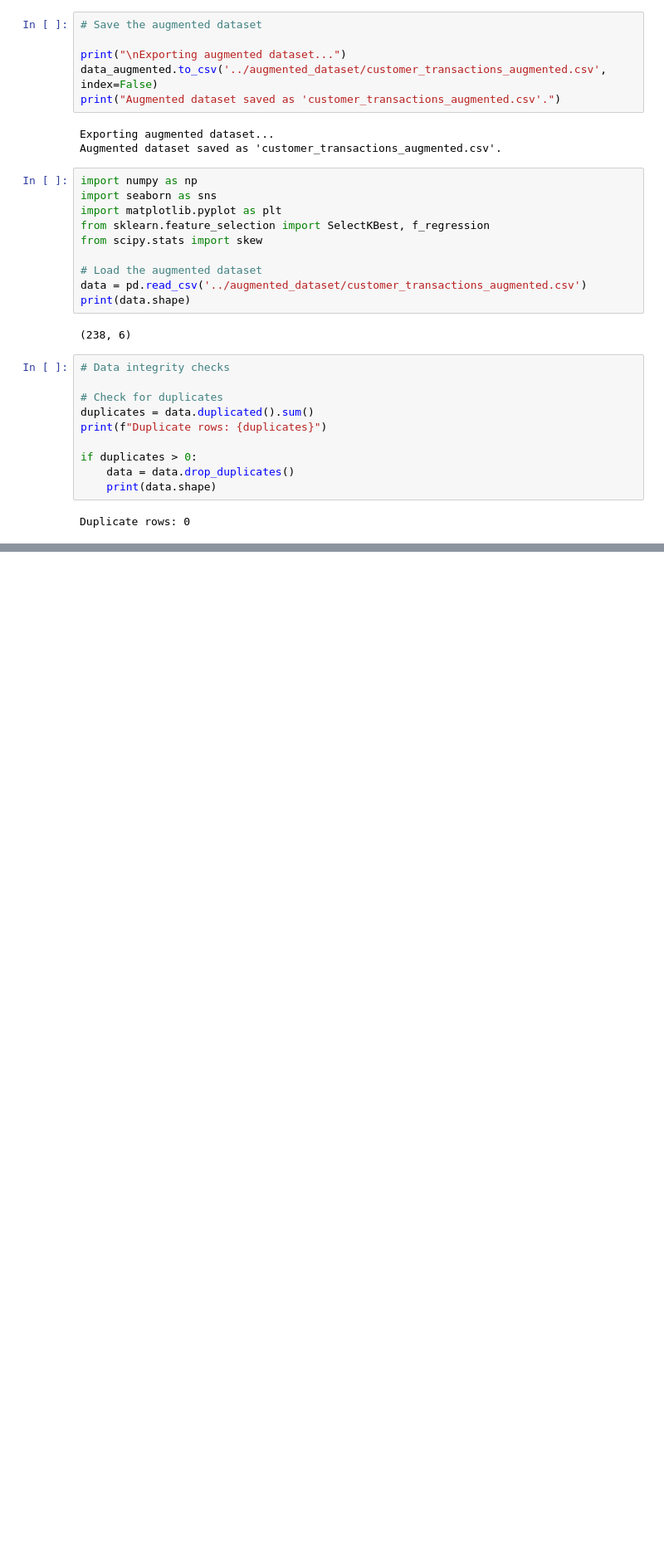
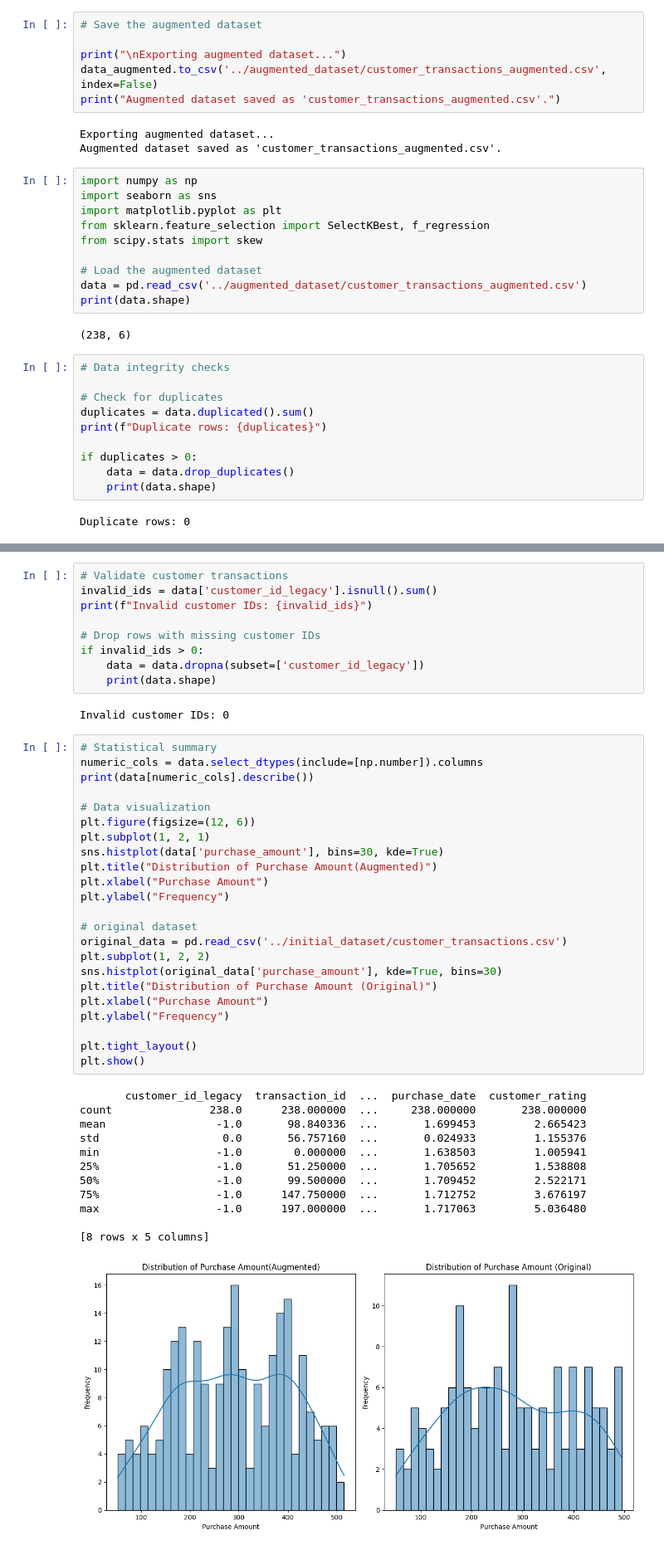
Before and after one commit to Eliane-M/data_preprocessing, a Jupyter notebook: notebook/data_preprocessing_assignment.ipynb, the cells around one changed output, grey strips where cells are left out. Shown at 83% size. Cells and saved outputs as stored; diff of their text form; blank space fills up the shorter version.

Commit message:
statistical summary of numerical columns and data visualization to compare augmented and initial dataset

```diff
--- a/notebook/data_preprocessing_assignment.ipynb
+++ b/notebook/data_preprocessing_assignment.ipynb
@@ -281,0 +292,47 @@ Duplicate rows: 0
+# %%
+# Validate customer transactions
+invalid_ids = data['customer_id_legacy'].isnull().sum()
+print(f"Invalid customer IDs: {invalid_ids}")
+
+# Drop rows with missing customer IDs
+if invalid_ids > 0:
+    data = data.dropna(subset=['customer_id_legacy'])
+    print(data.shape)
+# %% [output]
+Invalid customer IDs: 0
+# %%
+# Statistical summary
+numeric_cols = data.select_dtypes(include=[np.number]).columns
+print(data[numeric_cols].describe())
+
+# Data visualization
+plt.figure(figsize=(12, 6))
+plt.subplot(1, 2, 1)
+sns.histplot(data['purchase_amount'], bins=30, kde=True)
+plt.title("Distribution of Purchase Amount(Augmented)")
+plt.xlabel("Purchase Amount")
+plt.ylabel("Frequency")
+
+# original dataset
+original_data = pd.read_csv('../initial_dataset/customer_transactions.csv')
+plt.subplot(1, 2, 2)
+sns.histplot(original_data['purchase_amount'], kde=True, bins=30)
+plt.title("Distribution of Purchase Amount (Original)")
+plt.xlabel("Purchase Amount")
+plt.ylabel("Frequency")
+
+plt.tight_layout()
+plt.show()
+# %% [output]
+       customer_id_legacy  transaction_id  ...  purchase_date  customer_rating
+count               238.0      238.000000  ...     238.000000       238.000000
+mean                 -1.0       98.840336  ...       1.699453         2.665423
+std                   0.0       56.757160  ...       0.024933         1.155376
+min                  -1.0        0.000000  ...       1.638503         1.005941
+25%                  -1.0       51.250000  ...       1.705652         1.538808
+50%                  -1.0       99.500000  ...       1.709452         2.522171
+75%                  -1.0      147.750000  ...       1.712752         3.676197
+max                  -1.0      197.000000  ...       1.717063         5.036480
+
+[8 rows x 5 columns]
+[figure, added]
```
Also changed, not shown: parts of 1 cell of this notebook.
